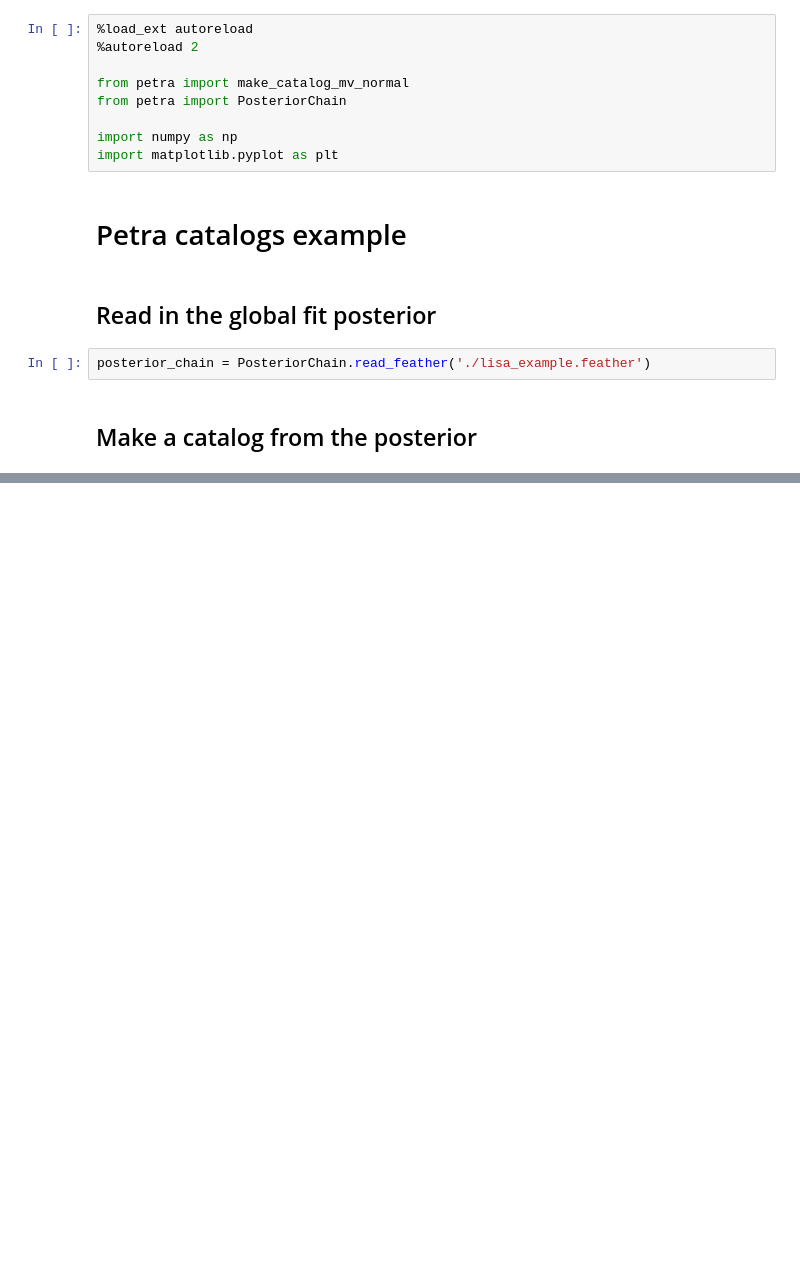
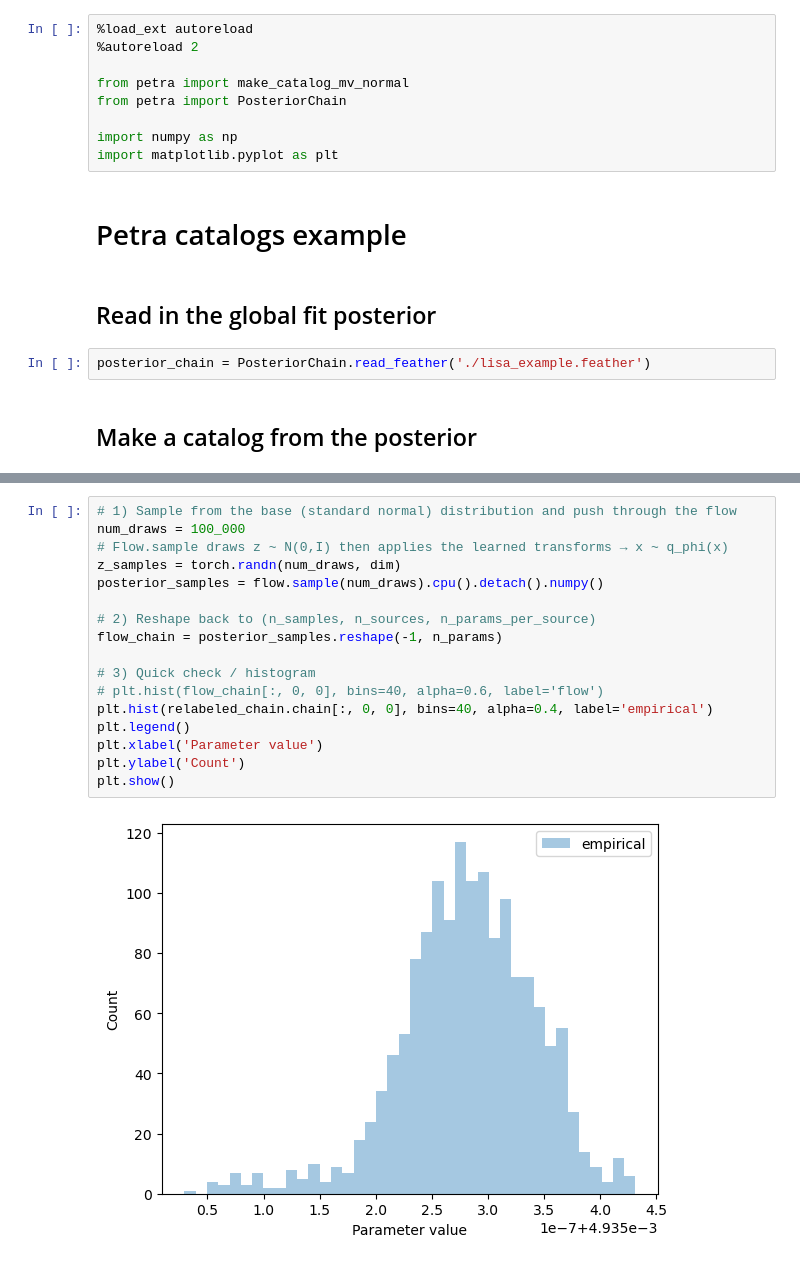
Before and after one commit to AaronDJohnson/petra_catalogs, a Jupyter notebook: example_notebooks/lisa_example.ipynb, the cells around one changed output, grey strips where cells are left out. Drawn from its saved outputs; the diff is of its cells as text; blank space fills up the shorter version.

```diff
--- a/example_notebooks/lisa_example.ipynb
+++ b/example_notebooks/lisa_example.ipynb
@@ -64,0 +132,19 @@ plt.show()
+# %%
+# 1) Sample from the base (standard normal) distribution and push through the flow
+num_draws = 100_000
+# Flow.sample draws z ~ N(0,I) then applies the learned transforms → x ~ q_phi(x)
+z_samples = torch.randn(num_draws, dim)
+posterior_samples = flow.sample(num_draws).cpu().detach().numpy()
+
+# 2) Reshape back to (n_samples, n_sources, n_params_per_source)
+flow_chain = posterior_samples.reshape(-1, n_params)
+
+# 3) Quick check / histogram
+# plt.hist(flow_chain[:, 0, 0], bins=40, alpha=0.6, label='flow')
+plt.hist(relabeled_chain.chain[:, 0, 0], bins=40, alpha=0.4, label='empirical')
+plt.legend()
+plt.xlabel('Parameter value')
+plt.ylabel('Count')
+plt.show()
+# %% [output]
+[figure, added]
```
Also changed, not shown: parts of 10 cells of this notebook, 6 other files.
